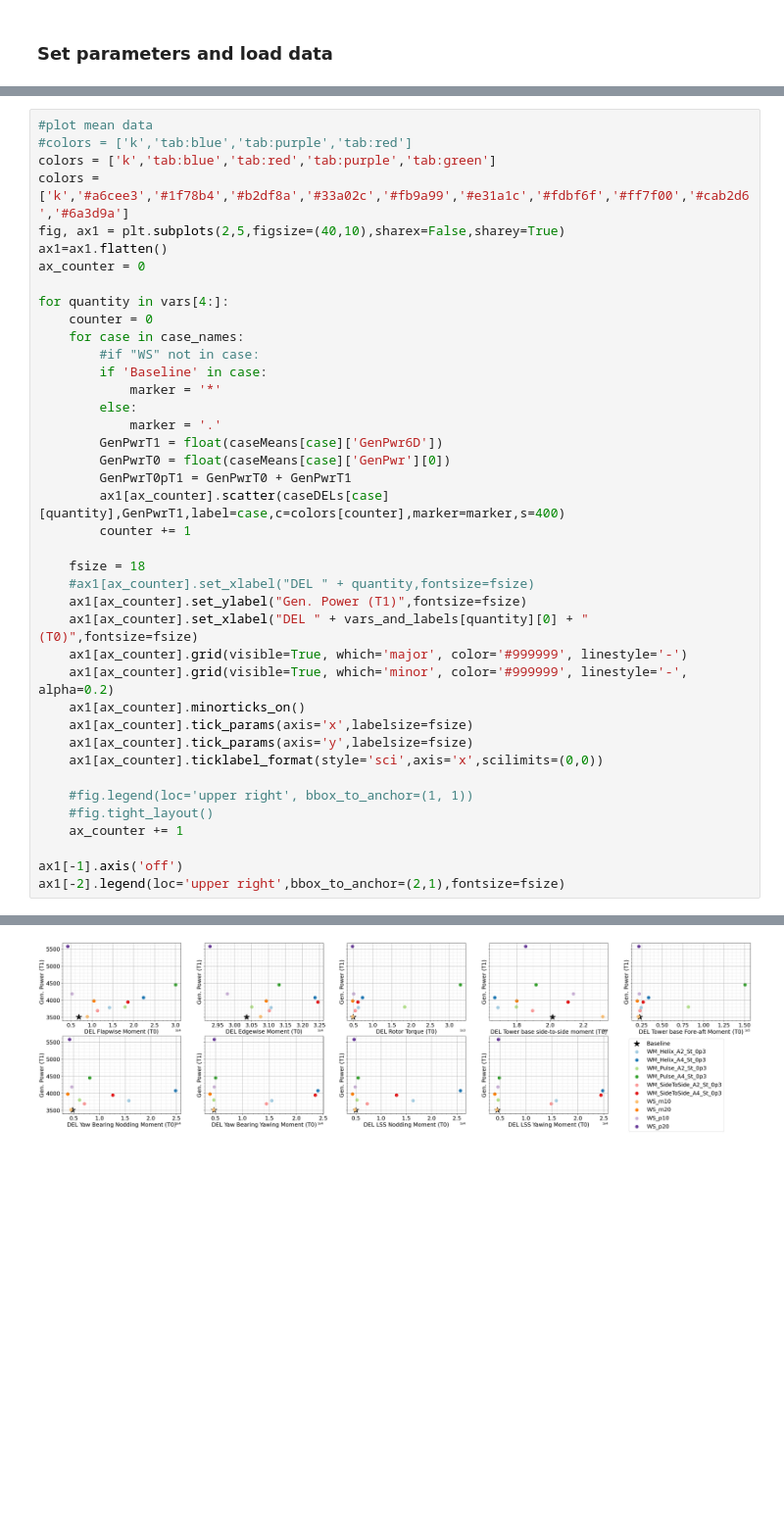
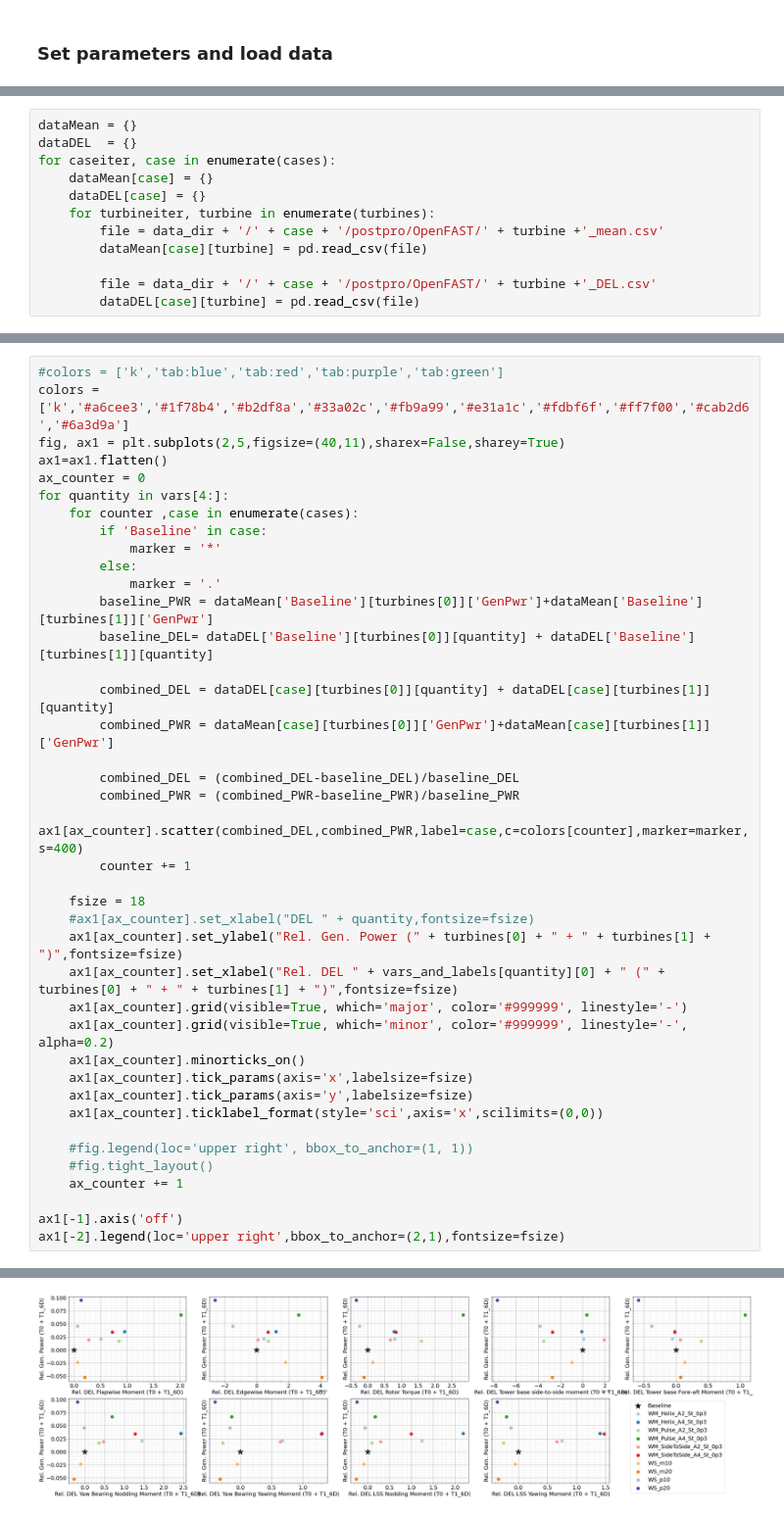
Before and after one commit to lawrenceccheung/AdvancedControlsWakes, a Jupyter notebook: post_processing/power_vs_DEL.ipynb, the cells around one changed output, grey strips where cells are left out. Shown at 98% size. Cells and saved outputs as stored; diff of their text form; blank space fills up the shorter version.

```diff
--- a/post_processing/power_vs_DEL.ipynb
+++ b/post_processing/power_vs_DEL.ipynb
@@ -245,0 +50,12 @@ WS_p20   1200   [25000 25001 25002 ... 59997 59998 59999]
+# %%
+dataMean = {}
+dataDEL  = {}
+for caseiter, case in enumerate(cases):
+    dataMean[case] = {}
+    dataDEL[case] = {}
+    for turbineiter, turbine in enumerate(turbines):
+        file = data_dir + '/' + case + '/postpro/OpenFAST/' + turbine +'_mean.csv'
+        dataMean[case][turbine] = pd.read_csv(file)
+
+        file = data_dir + '/' + case + '/postpro/OpenFAST/' + turbine +'_DEL.csv'
+        dataDEL[case][turbine] = pd.read_csv(file)
@@ -428,43 +139,43 @@ ax1[-2].legend(loc='upper right',bbox_to_anchor=(2,1),fontsize=fsize)
 # %%
-#plot mean data
-#colors = ['k','tab:blue','tab:purple','tab:red']
-colors = ['k','tab:blue','tab:red','tab:purple','tab:green']
+#colors = ['k','tab:blue','tab:red','tab:purple','tab:green']
 colors = ['k','#a6cee3','#1f78b4','#b2df8a','#33a02c','#fb9a99','#e31a1c','#fdbf6f','#ff7f00','#cab2d6','#6a3d9a']
-fig, ax1 = plt.subplots(2,5,figsize=(40,10),sharex=False,sharey=True)
+fig, ax1 = plt.subplots(2,5,figsize=(40,11),sharex=False,sharey=True)
 ax1=ax1.flatten()
 ax_counter = 0
-
 for quantity in vars[4:]:
-    counter = 0
-    for case in case_names:
-        #if "WS" not in case:
+    for counter ,case in enumerate(cases):
         if 'Baseline' in case:
             marker = '*'
         else:
             marker = '.'
-        GenPwrT1 = float(caseMeans[case]['GenPwr6D'])
-        GenPwrT0 = float(caseMeans[case]['GenPwr'][0])
-        GenPwrT0pT1 = GenPwrT0 + GenPwrT1
-        ax1[ax_counter].scatter(caseDELs[case][quantity],GenPwrT1,label=case,c=colors[counter],marker=marker,s=400)
+        baseline_PWR = dataMean['Baseline'][turbines[0]]['GenPwr']+dataMean['Baseline'][turbines[1]]['GenPwr']
+        baseline_DEL= dataDEL['Baseline'][turbines[0]][quantity] + dataDEL['Baseline'][turbines[1]][quantity]
+
+        combined_DEL = dataDEL[case][turbines[0]][quantity] + dataDEL[case][turbines[1]][quantity]
+        combined_PWR = dataMean[case][turbines[0]]['GenPwr']+dataMean[case][turbines[1]]['GenPwr']
+
+        combined_DEL = (combined_DEL-baseline_DEL)/baseline_DEL
+        combined_PWR = (combined_PWR-baseline_PWR)/baseline_PWR
+        ax1[ax_counter].scatter(combined_DEL,combined_PWR,label=case,c=colors[counter],marker=marker,s=400)
         counter += 1
 
     fsize = 18
     #ax1[ax_counter].set_xlabel("DEL " + quantity,fontsize=fsize)
-    ax1[ax_counter].set_ylabel("Gen. Power (T1)",fontsize=fsize)
-    ax1[ax_counter].set_xlabel("DEL " + vars_and_labels[quantity][0] + " (T0)",fontsize=fsize)
+    ax1[ax_counter].set_ylabel("Rel. Gen. Power (" + turbines[0] + " + " + turbines[1] + ")",fontsize=fsize)
+    ax1[ax_counter].set_xlabel("Rel. DEL " + vars_and_labels[quantity][0] + " (" + turbines[0] + " + " + turbines[1] + ")",fontsize=fsize)
     ax1[ax_counter].grid(visible=True, which='major', color='#999999', linestyle='-')
     ax1[ax_counter].grid(visible=True, which='minor', color='#999999', linestyle='-', alpha=0.2)
     ax1[ax_counter].minorticks_on()
     ax1[ax_counter].tick_params(axis='x',labelsize=fsize)
     ax1[ax_counter].tick_params(axis='y',labelsize=fsize)
     ax1[ax_counter].ticklabel_format(style='sci',axis='x',scilimits=(0,0))
 
     #fig.legend(loc='upper right', bbox_to_anchor=(1, 1))
     #fig.tight_layout()
     ax_counter += 1
 
 ax1[-1].axis('off')
 ax1[-2].legend(loc='upper right',bbox_to_anchor=(2,1),fontsize=fsize)
 # %% [output]
 <matplotlib.legend.Legend at 0x...>
-[figure, old version]
+[figure, new version]
```
Also changed, not shown: parts of 13 cells of this notebook.
